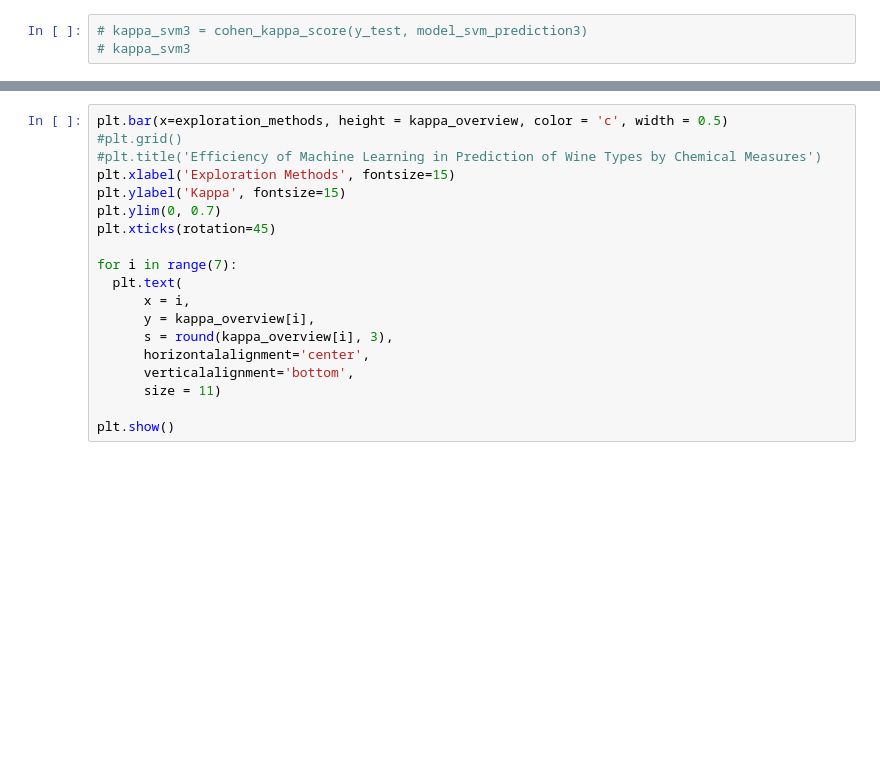
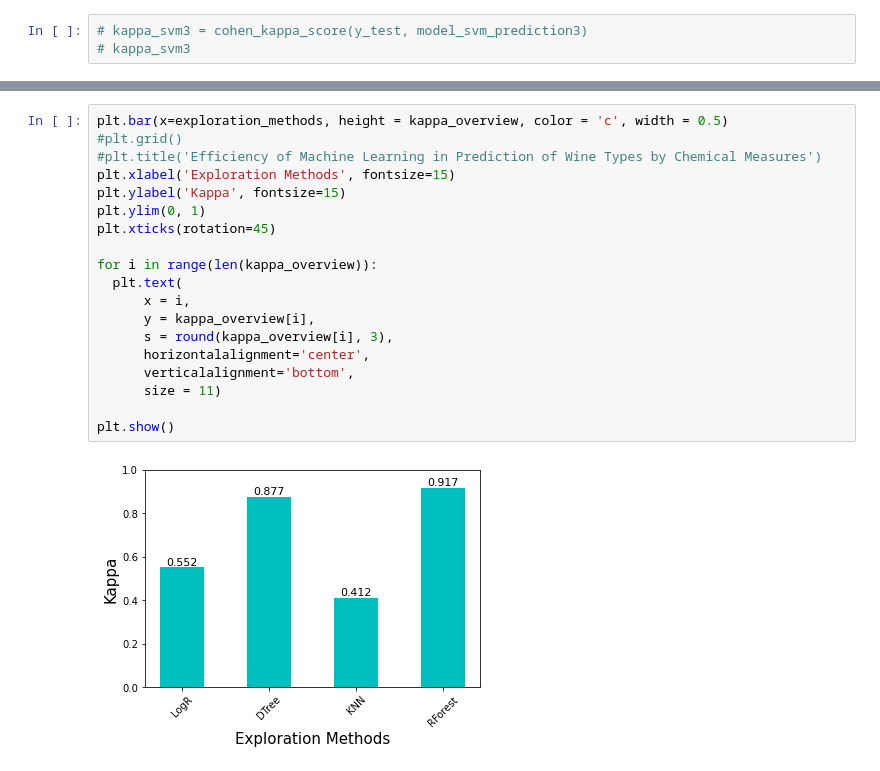
Before and after one commit to DJ1070/Airline_Passenger_Satisfaction, a Jupyter notebook: Airline.ipynb, the cells around one changed output, grey strips where cells are left out. Saved outputs shown, nothing was run; the diff lists cells and outputs as text; blank space fills up the shorter version.

```diff
--- a/Airline.ipynb
+++ b/Airline.ipynb
@@ -242,19 +273,21 @@ kappa_overview.plot()
 # %%
 plt.bar(x=exploration_methods, height = kappa_overview, color = 'c', width = 0.5)
 #plt.grid()
 #plt.title('Efficiency of Machine Learning in Prediction of Wine Types by Chemical Measures')
 plt.xlabel('Exploration Methods', fontsize=15)
 plt.ylabel('Kappa', fontsize=15)
-plt.ylim(0, 0.7)
+plt.ylim(0, 1)
 plt.xticks(rotation=45)
 
-for i in range(7):
+for i in range(len(kappa_overview)):
   plt.text(
       x = i,
       y = kappa_overview[i],
       s = round(kappa_overview[i], 3),
       horizontalalignment='center',
       verticalalignment='bottom',
       size = 11)
 
 plt.show()
+# %% [output]
+[figure, added]
```
Also changed, not shown: parts of 9 cells of this notebook.
